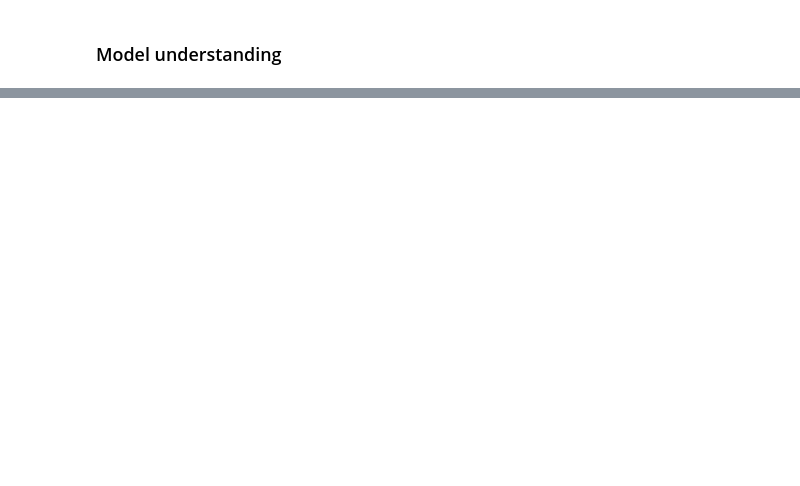
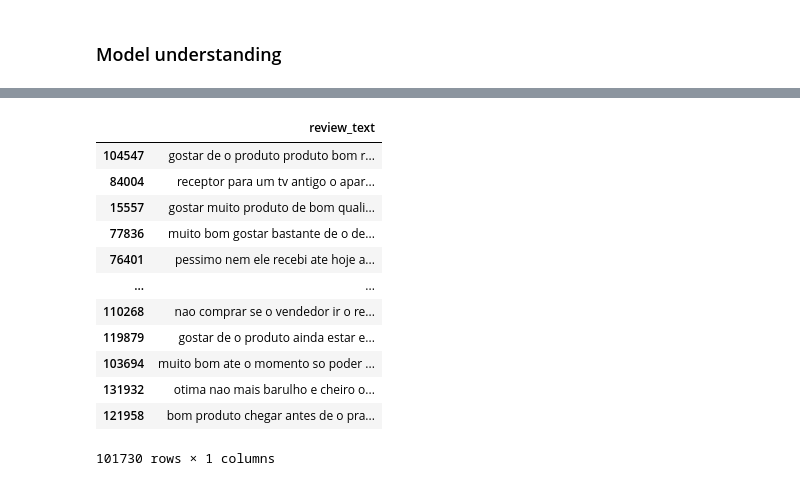
Before and after one commit to gabrielhazeredo/nlp-test-neoway, a Jupyter notebook: analysis/notebooks/modelling.ipynb, the cells around one changed output, grey strips where cells are left out. Cells and saved outputs as stored; diff of their text form; code cells hidden in the pictures; blank space fills up the shorter version.

```diff
--- a/analysis/notebooks/modelling.ipynb
+++ b/analysis/notebooks/modelling.ipynb
@@ -585,3 +593,28 @@ num_transformed = data_pipeline.fit_transform(X) # type: ignore
+# %%
+X = df[['review_text', 'review_title']]
+y = df['recommend_to_a_friend']
+X_train, X_test, y_train, y_test = train_test_split(X, y, test_size=0.2, random_state=42) # type: ignore
+
+text_pipeline = Pipeline([('data_cleaning', DataCleaning())])
+
+
+num_transformed = text_pipeline.fit_transform(X_train, y_train) # type: ignore
+# %%
+num_transformed
+# %% [output]
+|  | review_text |
+| 104547 | gostar de o produto produto bom r... |
+| 84004 | receptor para um tv antigo o apar... |
+| 15557 | gostar muito produto de bom quali... |
+| 77836 | muito bom gostar bastante de o de... |
+| 76401 | pessimo nem ele recebi ate hoje a... |
+| ... | ... |
+| 110268 | nao comprar se o vendedor ir o re... |
+| 119879 | gostar de o produto ainda estar e... |
+| 103694 | muito bom ate o momento so poder ... |
+| 131932 | otima nao mais barulho e cheiro o... |
+| 121958 | bom produto chegar antes de o pra... |
+101730 rows × 1 columns
 # %%
 # Linear SVC:
 
```
Also changed, not shown: parts of 25 cells of this notebook, 3 other files.
